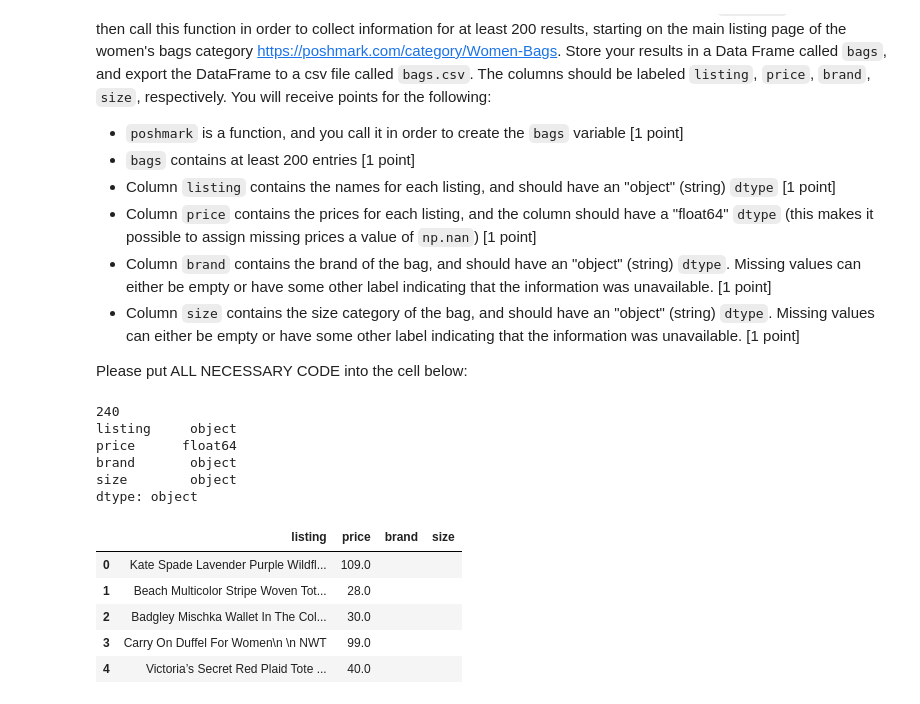
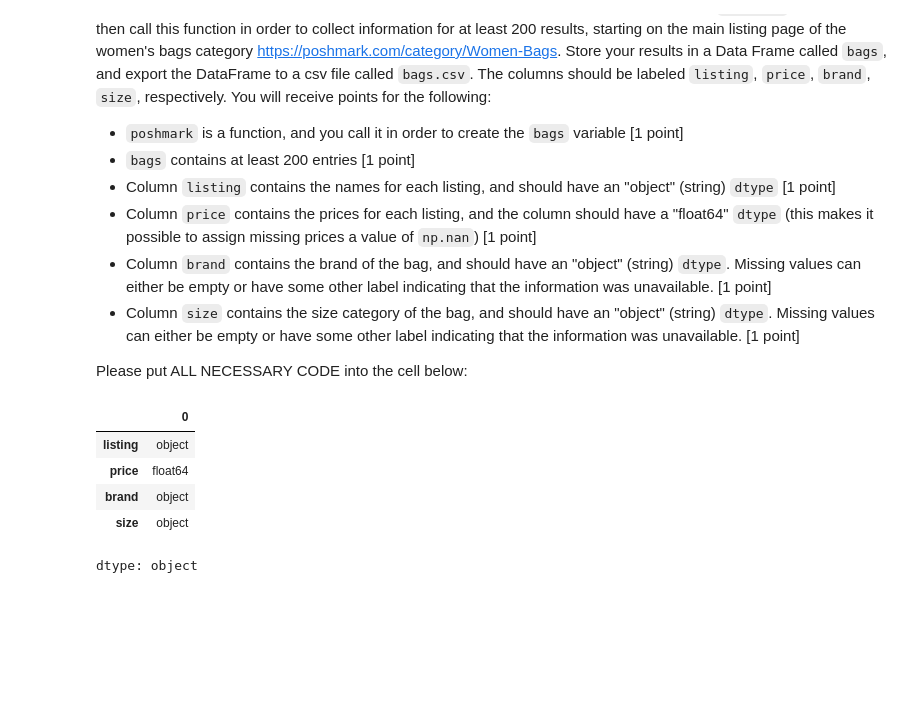
Before and after one commit to baoyuhan0824/econ8320-assignment-07, a Jupyter notebook: Lesson.ipynb, the cells around one changed output. Cells and saved outputs as stored; diff of their text form; code cells hidden in the pictures; blank space fills up the shorter version.

```diff
--- a/Lesson.ipynb
+++ b/Lesson.ipynb
@@ -353,13 +353,13 @@ import pandas as pd
 import re
 import time
 
-def poshmark(startURL, page=None, max_pages=5):
+def poshmark(startURL, page=None):
+
     if page is None:
         page = 1
 
     headers = {
-        'User-Agent': 'Mozilla/5.0 (Windows NT 10.0; Win64; x64)',
-        'Accept': 'text/html'
+        'User-Agent': 'Mozilla/5.0'
     }
 
     response = requests.get(startURL, headers=headers)
@@ -367,23 +367,18 @@ def poshmark(startURL, page=None, max_pages=5):
 
     listings = soup.find_all('div', class_="card--small")
 
-    data = []
+    newData = []
 
     for tile in listings:
         row = []
 
-        # -----------------
-        # Listing Name
-        # -----------------
+        # listing name
         try:
-            listing = tile.find('div', class_="title__condition__container").text.strip()
+            row.append(tile.find('div', class_="title__condition__container").text.strip())
         except:
-            listing = ""
-        row.append(listing)
+            row.append("")
 
-        # -----------------
-        # Price
-        # -----------------
+        # price
         try:
             price_text = tile.find('div', class_="m--t--1").text
             price = float(
@@ -393,65 +388,50 @@ def poshmark(startURL, page=None, max_pages=5):
         except:
             price = np.nan
         row.append(price)
 
-        # -----------------
-        # Brand
-        # -----------------
+        # brand
         try:
-            brand = tile.find('p', class_="tc--b").text.strip()
+            row.append(tile.find('p', class_="tc--b").text.strip())
         except:
-            brand = ""
-        row.append(brand)
+            row.append("")
 
-        # -----------------
-        # Size
-        # -----------------
+        # size
         try:
-            size = tile.find('span', class_="size").text.strip()
+            row.append(tile.find('span', class_="size").text.strip())
         except:
-            size = ""
-        row.append(size)
+            row.append("")
 
-        data.append(row)
+        newData.append(row)
 
-    df = pd.DataFrame(data, columns=['listing', 'price', 'brand', 'size'])
+    df = pd.DataFrame(newData, columns=['listing', 'price', 'brand', 'size'])
 
-    # 控制页面数量，确保超过200条
-    if page < max_pages:
+    if page < 5:
         time.sleep(2)
         page += 1
         nextURL = f"https://poshmark.com/category/Women-Bags?max_id={page}"
         return pd.concat(
-            [df, poshmark(nextURL, page=page, max_pages=max_pages)],
+            [df, poshmark(nextURL, page=page)],
             axis=0
         ).reset_index(drop=True)
     else:
         return df
 
 
-# -------------------------
-# 运行函数，抓取至少200条
-# -------------------------
-bags = poshmark("https://poshmark.com/category/Women-Bags", max_pages=5)
+bags = poshmark("https://poshmark.com/category/Women-Bags")
 
-# 确保数据类型正确
 bags['listing'] = bags['listing'].astype('object')
 bags['price'] = bags['price'].astype('float64')
 bags['brand'] = bags['brand'].astype('object')
 bags['size'] = bags['size'].astype('object')
 
-# 导出为CSV
 bags.to_csv("bags.csv", index=False)
+
+len(bags)
+bags.dtypes
 # %% [output]
+|  | 0 |
+| listing | object |
+| price | float64 |
+| brand | object |
+| size | object |
-240
-listing     object
-price      float64
-brand       object
-size        object
 dtype: object
-|  | listing | price | brand | size |
-| 0 | Kate Spade Lavender Purple Wildfl... | 109.0 |  |  |
-| 1 | Beach Multicolor Stripe Woven Tot... | 28.0 |  |  |
-| 2 | Badgley Mischka Wallet In The Col... | 30.0 |  |  |
-| 3 | Carry On Duffel For Women\n \n NWT | 99.0 |  |  |
-| 4 | Victoria’s Secret Red Plaid Tote ... | 40.0 |  |  |
```
